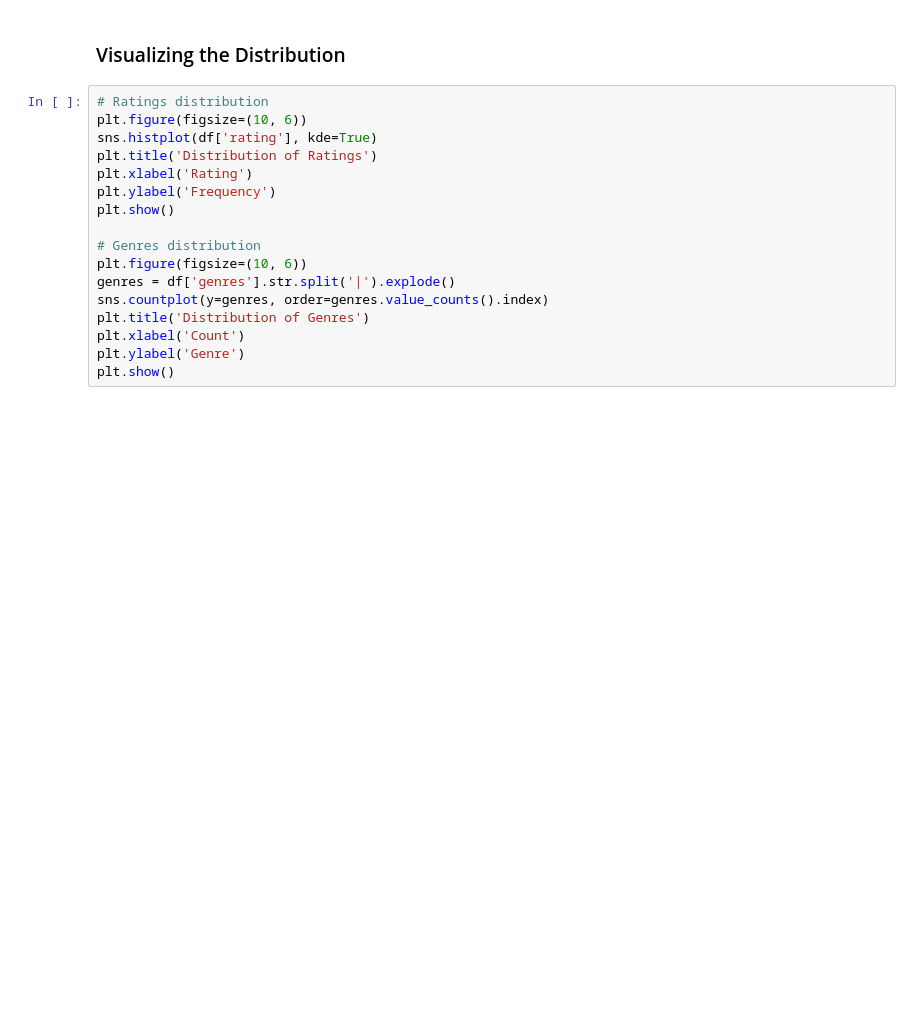
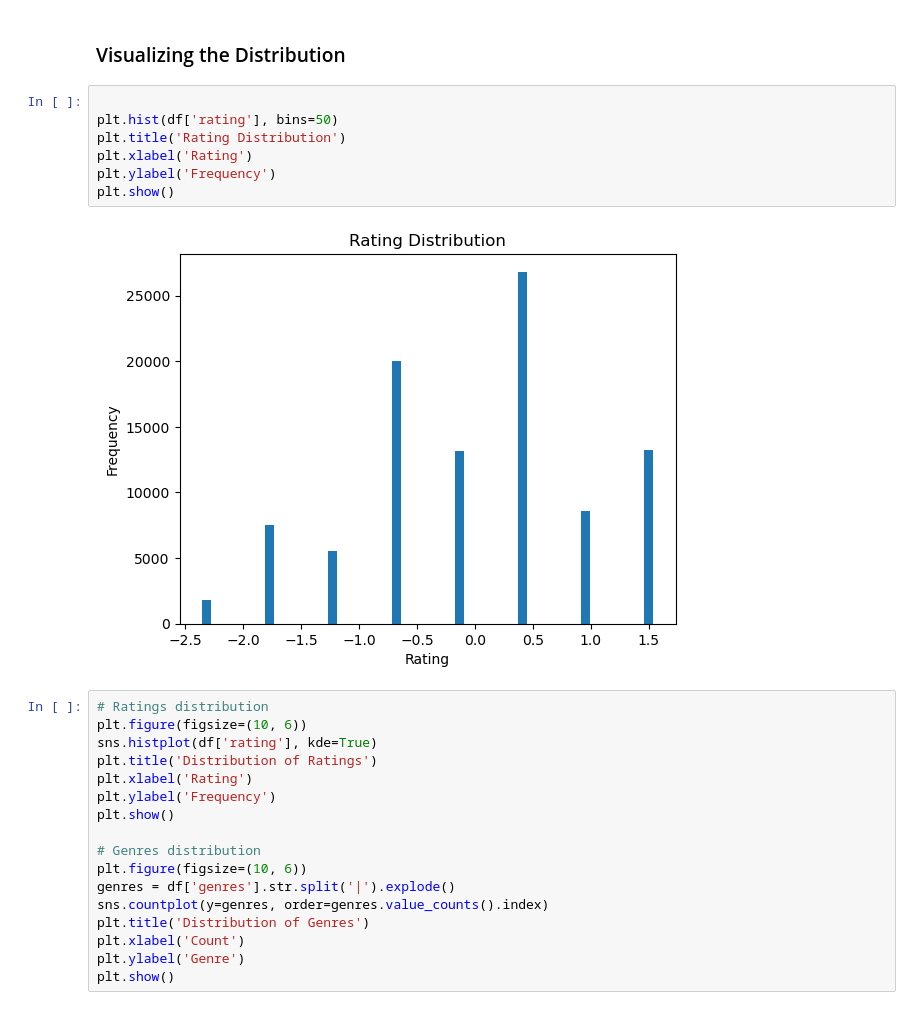
Before and after one commit to nadiaaflatounian/Recommender-systems-for-Movielens-and-Netflix, a Jupyter notebook: MovieLens.ipynb, the cells around one changed output. Drawn from its saved outputs; the diff is of its cells as text; blank space fills up the shorter version.

```diff
--- a/MovieLens.ipynb
+++ b/MovieLens.ipynb
@@ -147,5 +176,14 @@ df.describe(include='all')
 # %% [markdown]
 ### Visualizing the Distribution
+# %%
+
+plt.hist(df['rating'], bins=50)
+plt.title('Rating Distribution')
+plt.xlabel('Rating')
+plt.ylabel('Frequency')
+plt.show()
+# %% [output]
+[figure, added]
 # %%
 # Ratings distribution
 plt.figure(figsize=(10, 6))
```
Also changed, not shown: parts of 11 cells of this notebook, 1 other file.
